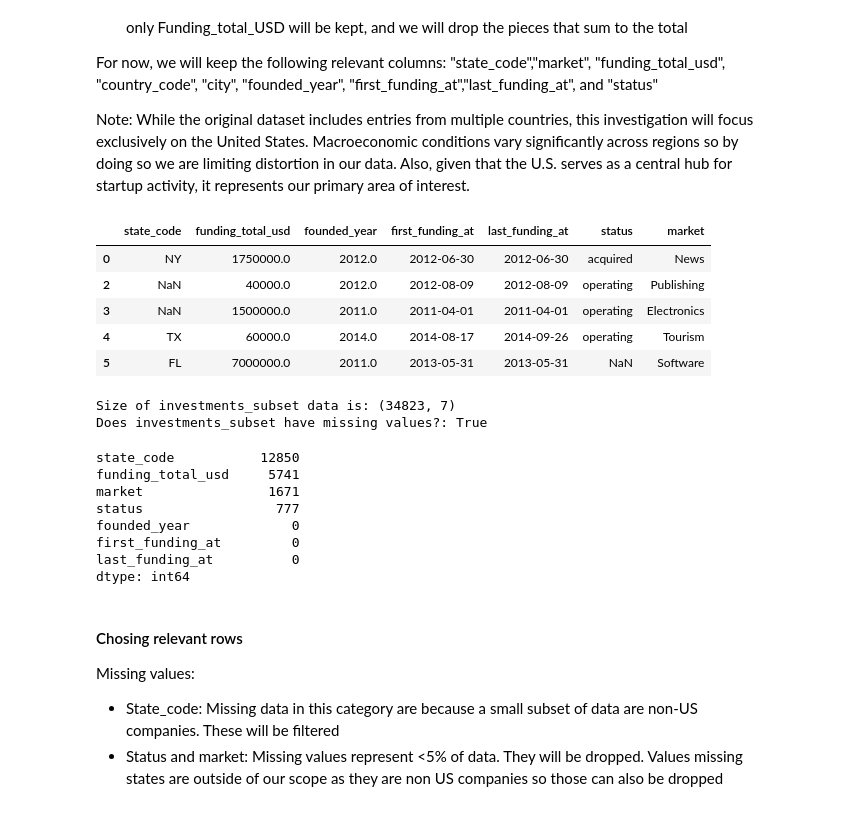
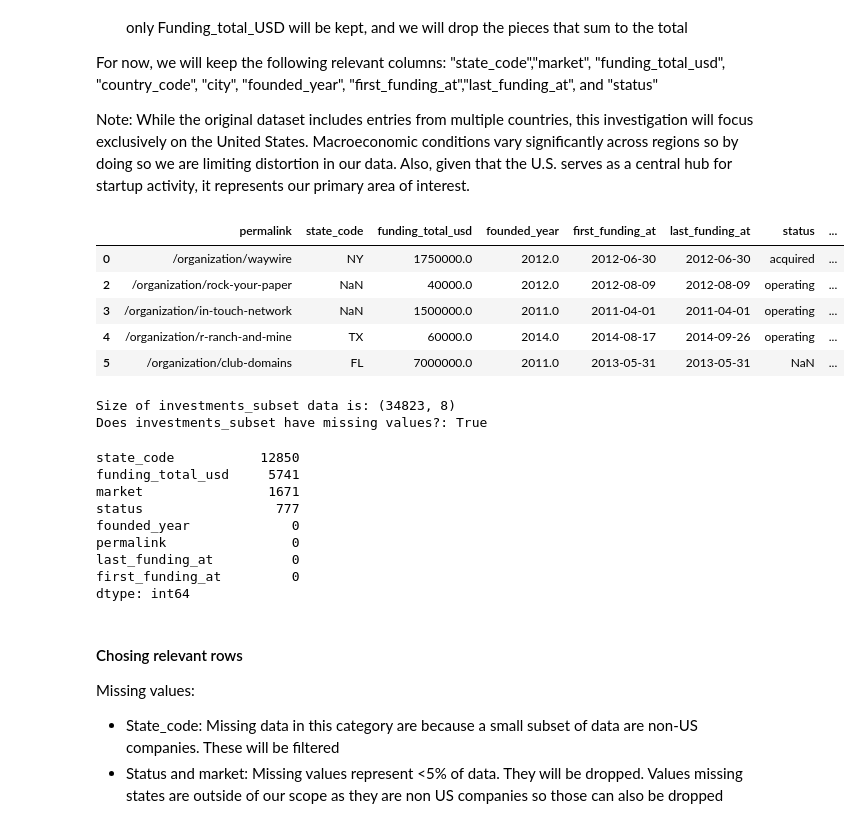
Before and after one commit to othmane-zizi-pro/logistic-regression-startup-exits, a Jupyter notebook: MGSC661 Startup Exits.ipynb, the cells around one changed output. Saved outputs shown, nothing was run; the diff lists cells and outputs as text; code cells hidden in the pictures.

```diff
--- a/MGSC661 Startup Exits.ipynb
+++ b/MGSC661 Startup Exits.ipynb
@@ -283,27 +282,27 @@ Note: While the original dataset includes entries from multiple countries, this
 # %%
 # Extracting relevant columns into new dataset investments_subset
 investments_2000.columns = investments_2000.columns.str.strip()  # removing any potential extra spaces from column names
 
-relevant_cols = [
+relevant_cols = ["permalink",
     "state_code",
     "funding_total_usd",
     "founded_year",
     "first_funding_at",
     "last_funding_at",
     "status",
-    "market"
+    "market",
 ]
 
 # Keep only those columns
 investments_subset = investments_2000[relevant_cols].copy()
 investments_subset.head()
 # %% [output]
-|  | state_code | funding_total_usd | founded_year | first_funding_at | last_funding_at | status | market |
-| 0 | NY | 1750000.0 | 2012.0 | 2012-06-30 | 2012-06-30 | acquired | News |
-| 2 | NaN | 40000.0 | 2012.0 | 2012-08-09 | 2012-08-09 | operating | Publishing |
-| 3 | NaN | 1500000.0 | 2011.0 | 2011-04-01 | 2011-04-01 | operating | Electronics |
-| 4 | TX | 60000.0 | 2014.0 | 2014-08-17 | 2014-09-26 | operating | Tourism |
-| 5 | FL | 7000000.0 | 2011.0 | 2013-05-31 | 2013-05-31 | NaN | Software |
+|  | permalink | state_code | funding_total_usd | founded_year | first_funding_at | last_funding_at | status | ... |
+| 0 | /organization/waywire | NY | 1750000.0 | 2012.0 | 2012-06-30 | 2012-06-30 | acquired | ... |
+| 2 | /organization/rock-your-paper | NaN | 40000.0 | 2012.0 | 2012-08-09 | 2012-08-09 | operating | ... |
+| 3 | /organization/in-touch-network | NaN | 1500000.0 | 2011.0 | 2011-04-01 | 2011-04-01 | operating | ... |
+| 4 | /organization/r-ranch-and-mine | TX | 60000.0 | 2014.0 | 2014-08-17 | 2014-09-26 | operating | ... |
+| 5 | /organization/club-domains | FL | 7000000.0 | 2011.0 | 2013-05-31 | 2013-05-31 | NaN | ... |
 # %%
 ## Checking size and missing values for investments_subset
 subset_shape = investments_subset.shape
@@ -314,15 +313,16 @@ print('Size of investments_subset data is:', subset_shape)
 print('Does investments_subset have missing values?:', null_data_exist_subset)
 investments_subset.isnull().sum().sort_values(ascending=False).head(10)
 # %% [output]
-Size of investments_subset data is: (34823, 7)
+Size of investments_subset data is: (34823, 8)
 Does investments_subset have missing values?: True
 state_code           12850
 funding_total_usd     5741
 market                1671
 status                 777
 founded_year             0
+permalink                0
+last_funding_at          0
 first_funding_at         0
-last_funding_at          0
 dtype: int64
 # %% [markdown]
 #### Chosing relevant rows
```
Also changed, not shown: parts of 20 cells of this notebook.
